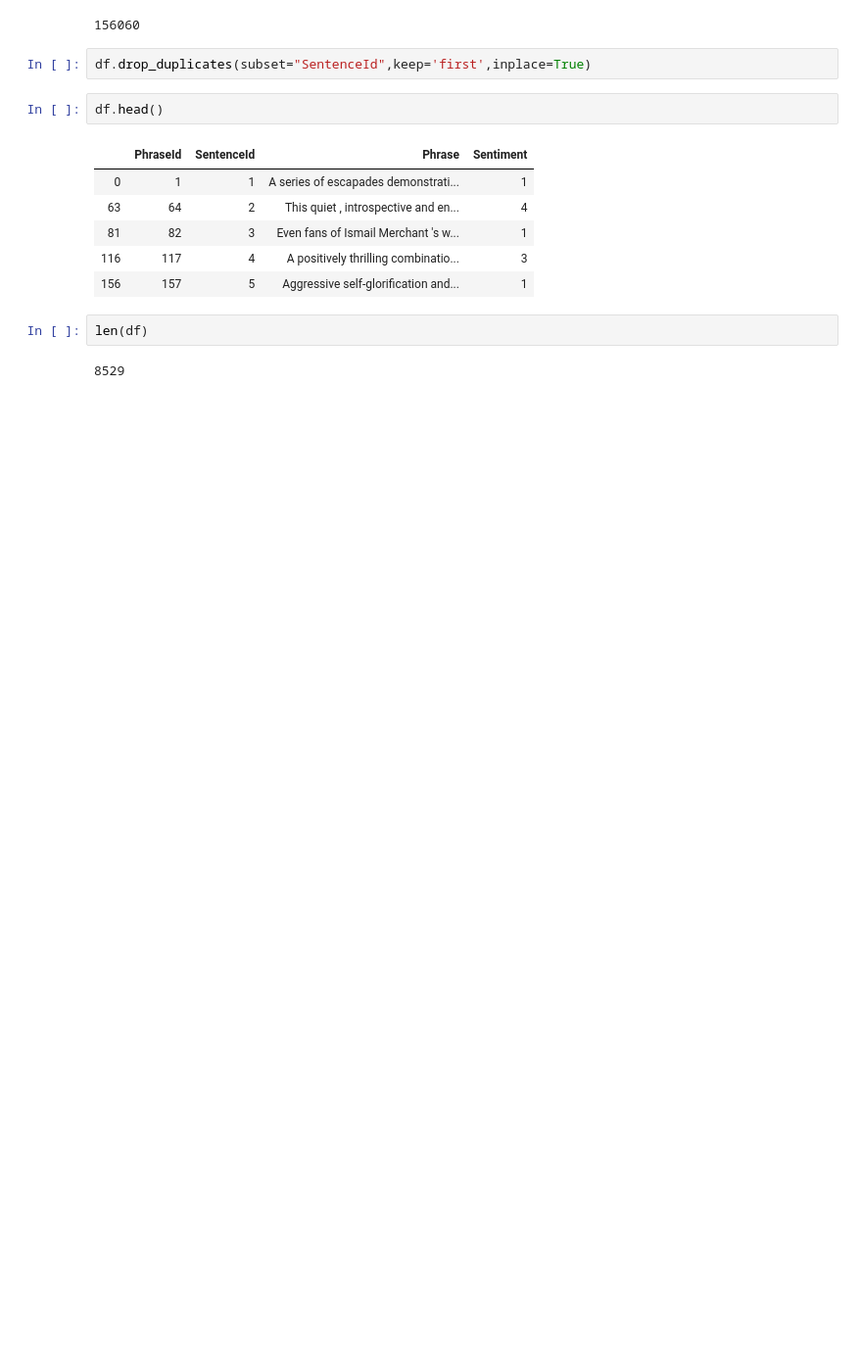
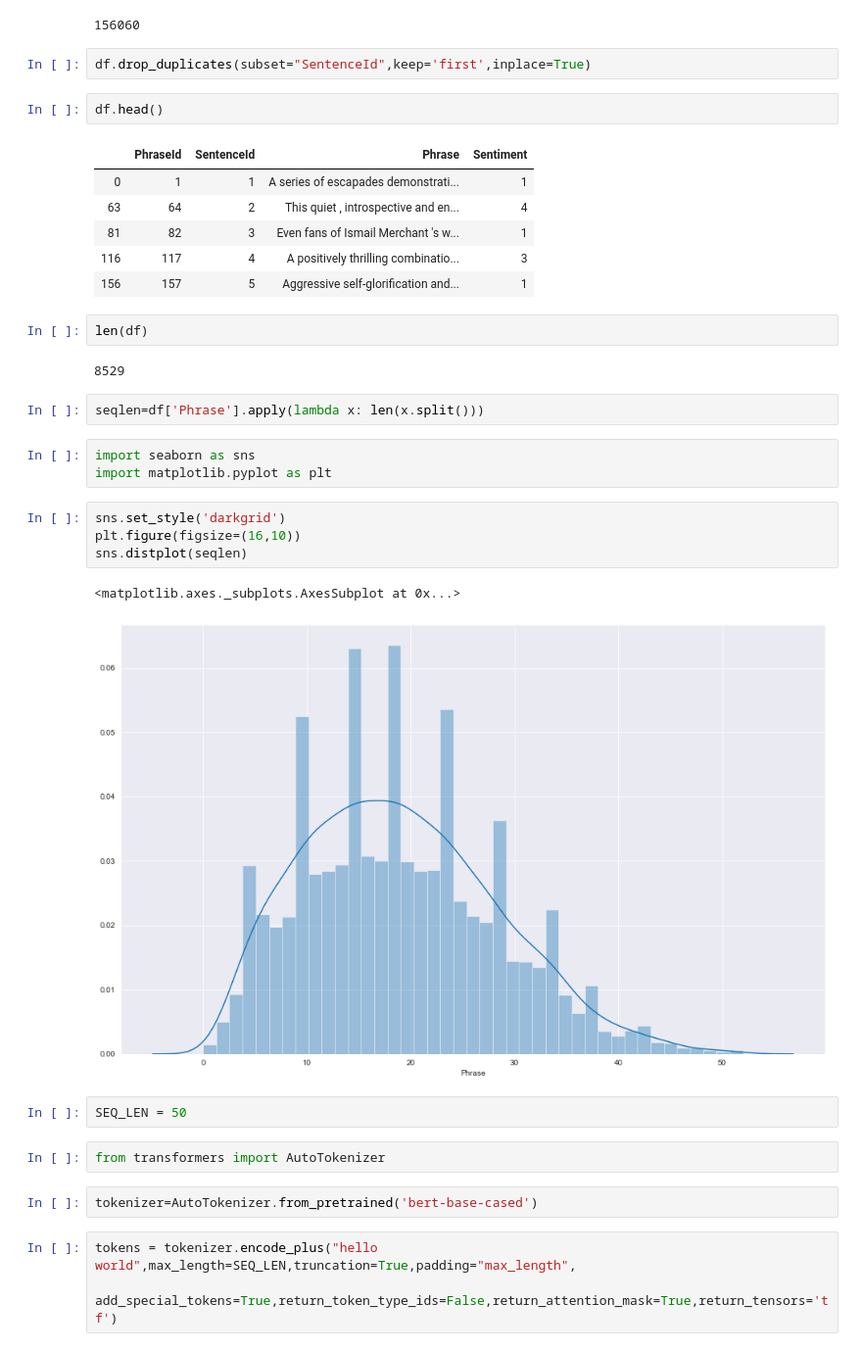
Before and after one commit to waqarkaleemkhan/Transformer_for_Language_classification, a Jupyter notebook: Transformer_for_language_classification/model.ipynb, the cells around one changed output. Shown at 98% size. Saved outputs shown, nothing was run; the diff lists cells and outputs as text; blank space fills up the shorter version.

```diff
--- a/Transformer_for_language_classification/model.ipynb
+++ b/Transformer_for_language_classification/model.ipynb
@@ -35,3 +35,24 @@ df.head()
 len(df)
 # %% [output]
 8529
+# %%
+seqlen=df['Phrase'].apply(lambda x: len(x.split()))
+# %%
+import seaborn as sns
+import matplotlib.pyplot as plt
+# %%
+sns.set_style('darkgrid')
+plt.figure(figsize=(16,10))
+sns.distplot(seqlen)
+# %% [output]
+<matplotlib.axes._subplots.AxesSubplot at 0x...>
+[figure, added]
+# %%
+SEQ_LEN = 50
+# %%
+from transformers import AutoTokenizer
+# %%
+tokenizer=AutoTokenizer.from_pretrained('bert-base-cased')
+# %%
+tokens = tokenizer.encode_plus("hello world",max_length=SEQ_LEN,truncation=True,padding="max_length",
+                              add_special_tokens=True,return_token_type_ids=False,return_attention_mask=True,return_tensors='tf')
```
Also changed, not shown: parts of 29 cells of this notebook.
